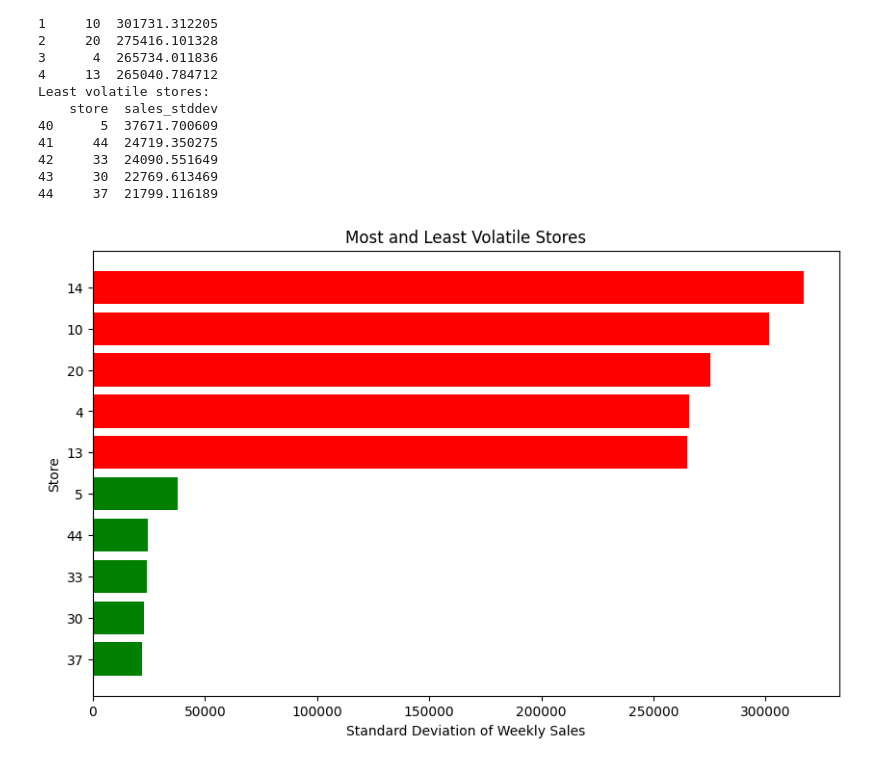
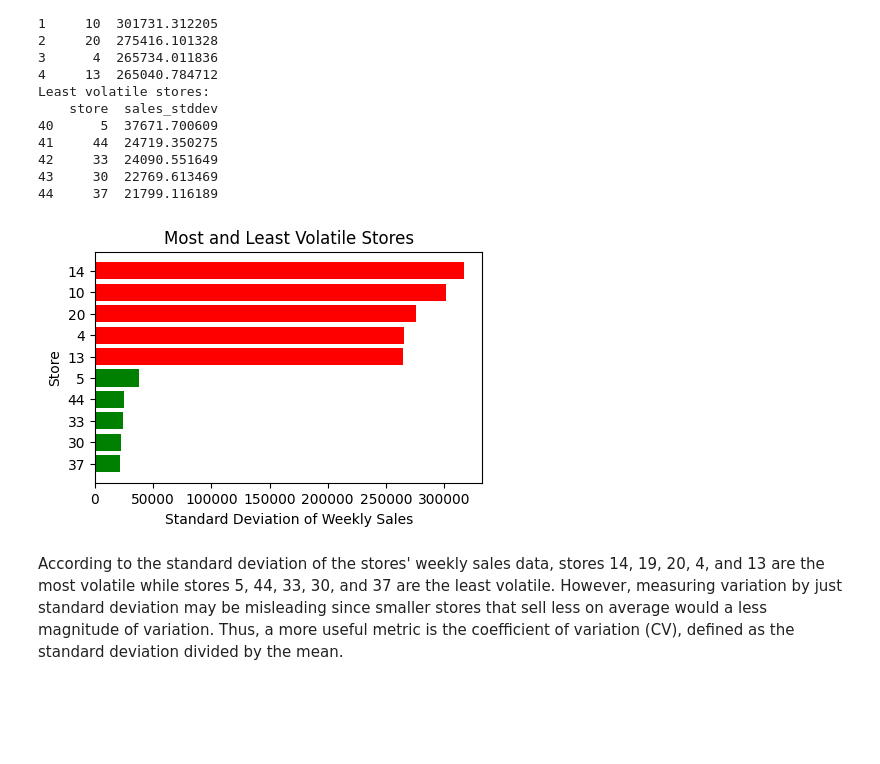
Before and after one commit to AaronVillegas5/walmart_data_analysis, a Jupyter notebook: notebooks/walmart_data_analysis.ipynb, the cells around one changed output. Drawn from its saved outputs; the diff is of its cells as text; code cells hidden in the pictures; blank space fills up the shorter version.

```diff
--- a/notebooks/walmart_data_analysis.ipynb
+++ b/notebooks/walmart_data_analysis.ipynb
@@ -251,21 +251,23 @@ Least volatile stores:
 # %%
 # Sort by volatility
 df_sorted = df_result6.sort_values('sales_stddev', ascending=False)
 
 # Pick top 5 most volatile and bottom 5 least volatile
 top_5 = df_sorted.head(5)
 bottom_5 = df_sorted.tail(5)
 
 # Combine for plotting
 df_plot = pd.concat([top_5, bottom_5])
 
 # Create a horizontal bar chart
-plt.figure(figsize=(10,6))
+plt.figure(figsize=(5,3))
 plt.barh(df_plot['store'].astype(str), df_plot['sales_stddev'], color=['red']*5 + ['green']*5)
 plt.xlabel('Standard Deviation of Weekly Sales')
 plt.ylabel('Store')
 plt.title('Most and Least Volatile Stores')
 plt.gca().invert_yaxis()  # optional: largest value on top
 plt.show()
 # %% [output]
-[figure, old version]
+[figure, new version]
+# %% [markdown]
+According to the standard deviation of the stores' weekly sales data, stores 14, 19, 20, 4, and 13 are the most volatile while stores 5, 44, 33, 30, and 37 are the least volatile. However, measuring variation by just standard deviation may be misleading since smaller stores that sell less on average would a less magnitude of variation. Thus, a more useful metric is the coefficient of variation (CV), defined as the standard deviation divided by the mean.
```
Also changed, not shown: parts of 3 cells of this notebook.
